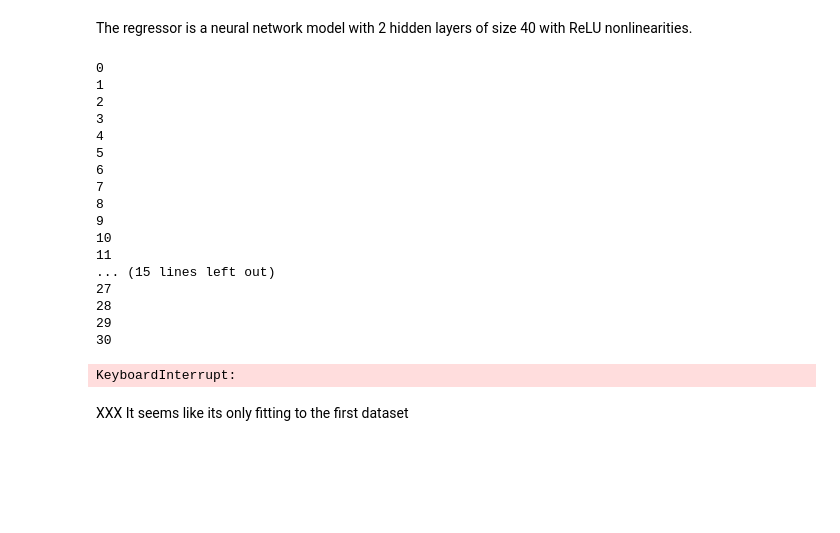
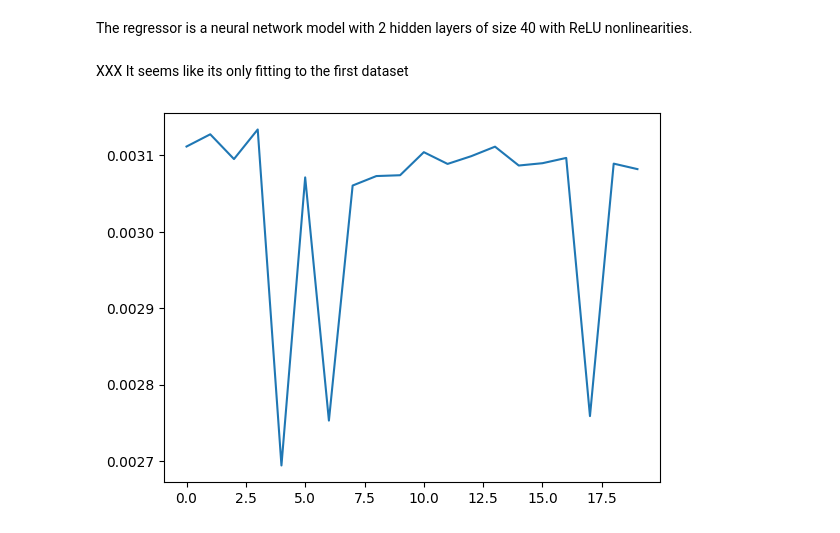
Before and after one commit to fabianp/jaxopt, a Jupyter notebook: docs/notebooks/deep_learning/maml.ipynb, the cells around one changed output. Drawn from its saved outputs; the diff is of its cells as text; code cells hidden in the pictures; blank space fills up the shorter version.

```diff
--- a/docs/notebooks/deep_learning/maml.ipynb
+++ b/docs/notebooks/deep_learning/maml.ipynb
@@ -165,12 +167,21 @@ def outer_loss(outer_parameters, inner_parameters):
+# %%
+@jax.jit
+def meta_optimizer_step(outer_parameters, data_tasks):
+    grads = jax.grad(outer_loss)(outer_parameters, data_tasks)
+    outer_parameters = tree_util.tree_add_scalar_mul(outer_parameters, -0.1, grads)
+    return grads, outer_parameters
 # %%
 key, subkey = random.split(random.PRNGKey(0), 2)
 dummy_input = random.uniform(key, (1,))
 
 model = SimpleMLP(features=[40, 40, 1])
-inner_parameters = []
-for _ in data_tasks:
-  key, subkey = random.split(key)
-  inner_parameters.append(model.init(key, dummy_input))
+outer_parameters = model.init(subkey, dummy_input)
 
-key, subkey = random.split(key)
-outer_parameters = model.init(key, dummy_input)
+subkeys = random.split(key, n_tasks)
+data_train, data_test, _, _ = jax.vmap(generate_task)(subkeys)
+data_tasks = (data_train, data_test)
+
+gradient_subopt = []
+for outer_iter in trange(20, leave=False):
+    gt, outer_parameters = meta_optimizer_step(outer_parameters, data_tasks)
+    gradient_subopt.append(tree_util.tree_l2_norm(gt))
@@ -179,37 +188,9 @@ gt, inner_parameters = outer_loss(outer_parameters, inner_parameters)
-# %%
-train, test = data_tasks[-1]
-key, subkey = random.split(random.PRNGKey(0), 2)
-new_params = model.init(key, dummy_input)
-gradient_subopt = []
-for outer_iter in range(20):
-    print(outer_iter)
-    xs = jnp.linspace(-5, 5, 1000)
-    gt, inner_parameters = jax.grad(outer_loss, has_aux=True)(outer_parameters, inner_parameters)
-
-    # update the meta-parameters
-    outer_parameters = tree_util.tree_add_scalar_mul(outer_parameters, -0.1, gt)
-    gradient_subopt.append(tree_util.tree_l2_norm(gt))
-# %% [output]
-0
-1
-2
-3
-4
-5
-6
-7
-8
-9
-10
-11
-... (15 lines left out)
-27
-28
-29
-30
-KeyboardInterrupt:
 # %% [markdown]
 XXX It seems like its only fitting to the first dataset
 # %%
-plt.plot(gradient_subopt)
+plt.figure()
+ax = plt.subplot(1, 1, 1)
+ax.plot(gradient_subopt)
 plt.show()
+# %% [output]
+[figure, added]
```
Also changed, not shown: parts of 6 cells of this notebook.
